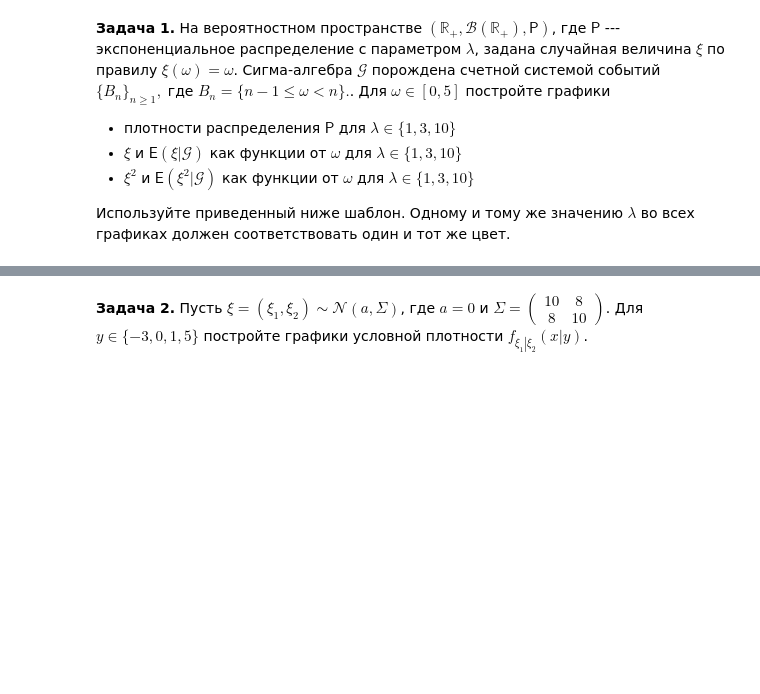
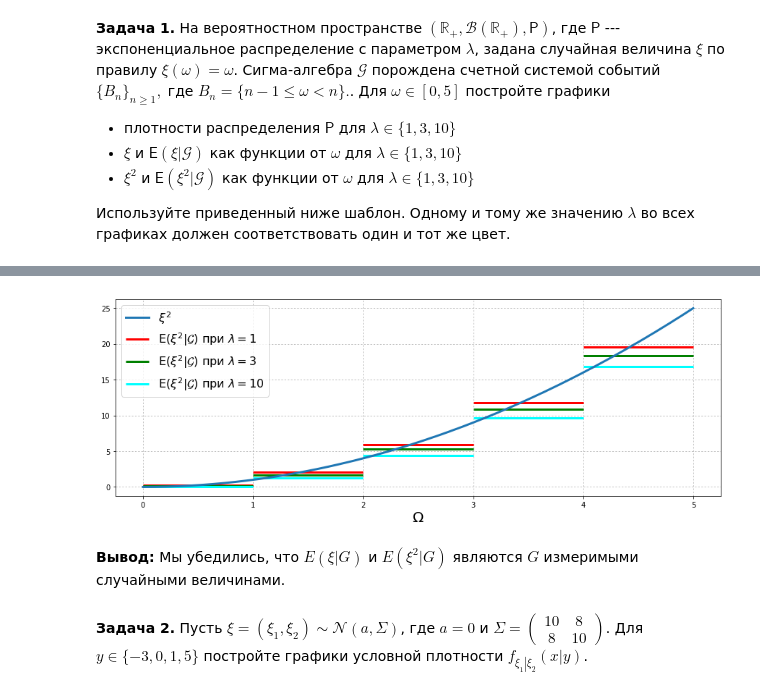
Before and after one commit to heorhii-bolotov/MIPT-Statistics, a Jupyter notebook: 3/3.30.ipynb, the cells around one changed output, grey strips where cells are left out. Drawn from its saved outputs; the diff is of its cells as text; code cells hidden in the pictures; blank space fills up the shorter version.

```diff
--- a/3/3.30.ipynb
+++ b/3/3.30.ipynb
@@ -53,3 +74,10 @@ plt.grid(ls=':')
+# %%
+# График 3
+draw(lambda x: x * x, '\\xi^2')
+# %% [output]
+[figure, added]
+# %% [markdown]
+**Вывод:** Мы убедились, что $E(\xi|G)$ и $E(\xi^2|G)$ являются $G$ измеримыми случайными величинами.
 # %% [markdown]
 **Задача 2.**
 Пусть $\xi = (\xi_1, \xi_2) \sim \mathcal{N}(a, \Sigma)$, где $a=0$ и $\Sigma = \begin{pmatrix}10 & 8 \\ 8 & 10\end{pmatrix}$. Для $y \in \{-3, 0, 1, 5\}$ постройте графики условной плотности $f_{\left.\xi_1\right|\xi_2} \left(x\left|y\right.\right)$.
```
Also changed, not shown: parts of 6 cells of this notebook.
